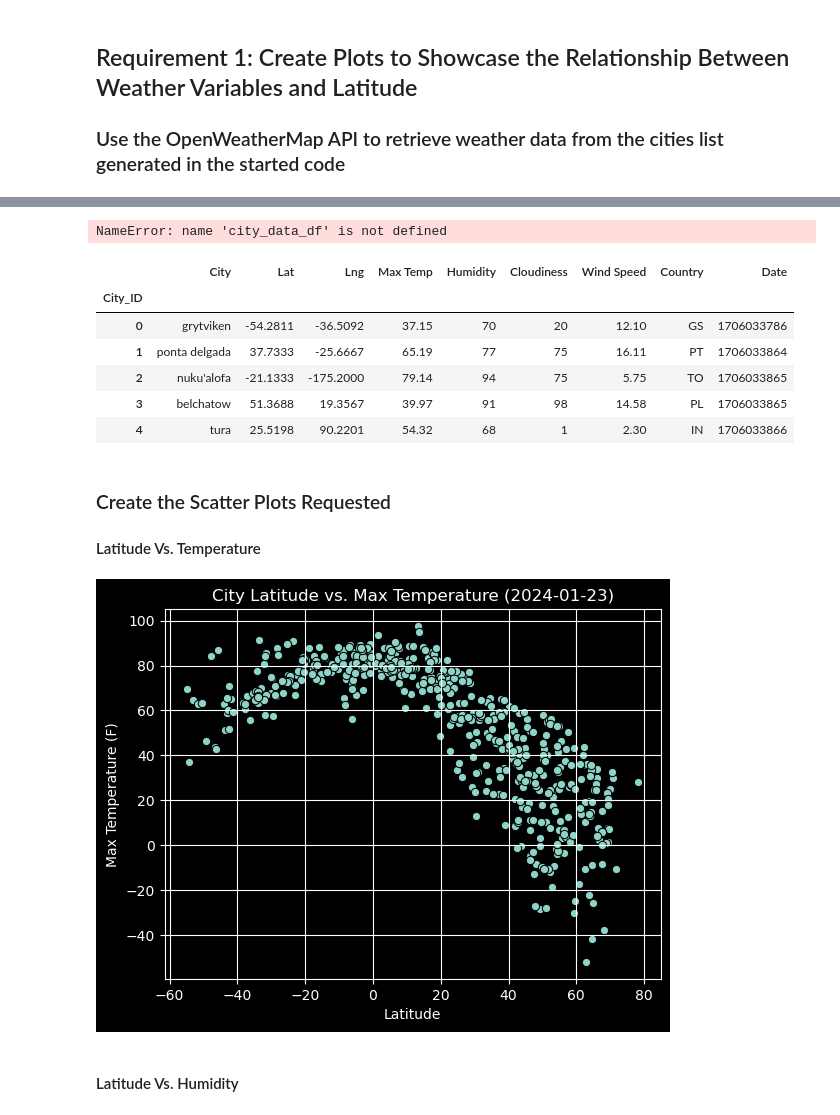
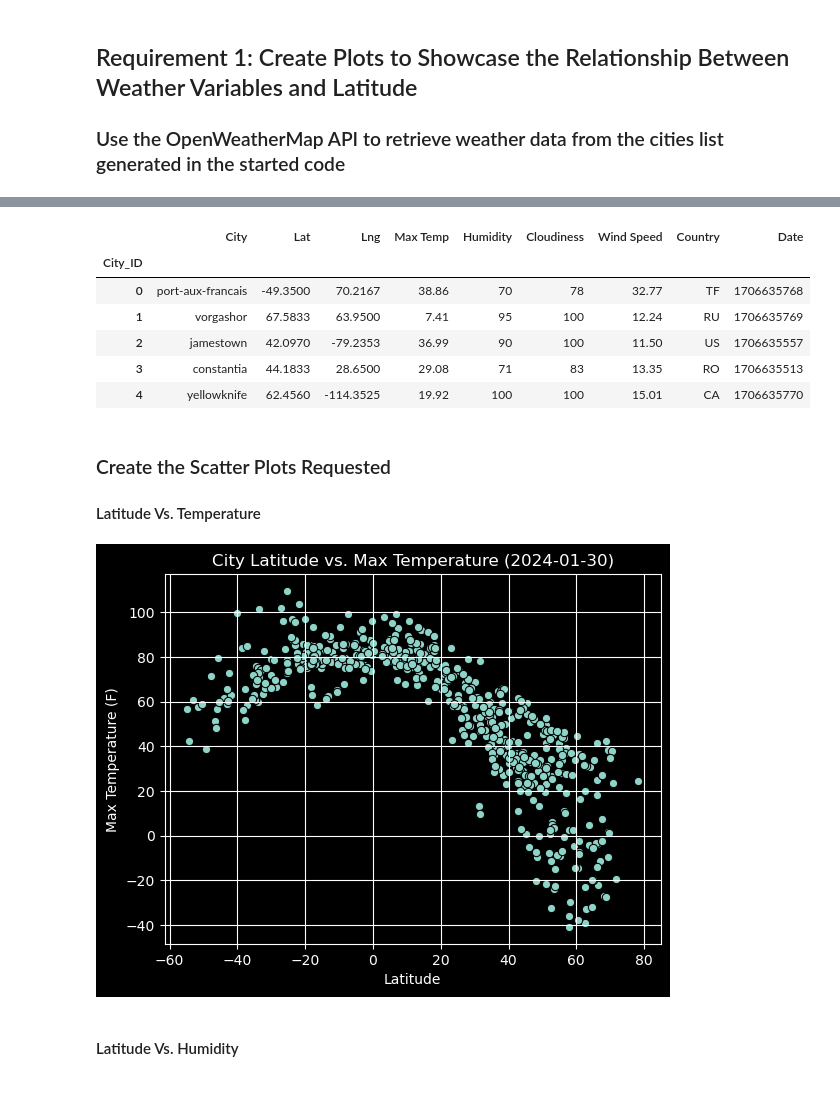
Before and after one commit to KeeganDavis/python-api-challenge, a Jupyter notebook: WeatherPy/WeatherPy.ipynb, the cells around one changed output, grey strips where cells are left out. Cells and saved outputs as stored; diff of their text form; code cells hidden in the pictures.

```diff
--- a/WeatherPy/WeatherPy.ipynb
+++ b/WeatherPy/WeatherPy.ipynb
@@ -163,22 +172,20 @@ city_data_df.head()
 # %%
 # Export the City_Data into a csv
-city_data_df.to_csv("output_data/cities.csv", index_label="City_ID")
+city_data_df.to_csv("../output_data/cities.csv", index_label="City_ID")
-# %% [output]
-NameError: name 'city_data_df' is not defined
 # %%
 # Read saved data
-city_data_df = pd.read_csv("output_data/cities.csv", index_col="City_ID")
+city_data_df = pd.read_csv("../output_data/cities.csv", index_col="City_ID")
 
 # Display sample data
 city_data_df.head()
 # %% [output]
 |  | City | Lat | Lng | Max Temp | Humidity | Cloudiness | Wind Speed | Country | Date |
 | City_ID |  |  |  |  |  |  |  |  |  |
-| 0 | grytviken | -54.2811 | -36.5092 | 37.15 | 70 | 20 | 12.10 | GS | 1706033786 |
-| 1 | ponta delgada | 37.7333 | -25.6667 | 65.19 | 77 | 75 | 16.11 | PT | 1706033864 |
-| 2 | nuku'alofa | -21.1333 | -175.2000 | 79.14 | 94 | 75 | 5.75 | TO | 1706033865 |
-| 3 | belchatow | 51.3688 | 19.3567 | 39.97 | 91 | 98 | 14.58 | PL | 1706033865 |
-| 4 | tura | 25.5198 | 90.2201 | 54.32 | 68 | 1 | 2.30 | IN | 1706033866 |
+| 0 | port-aux-francais | -49.3500 | 70.2167 | 38.86 | 70 | 78 | 32.77 | TF | 1706635768 |
+| 1 | vorgashor | 67.5833 | 63.9500 | 7.41 | 95 | 100 | 12.24 | RU | 1706635769 |
+| 2 | jamestown | 42.0970 | -79.2353 | 36.99 | 90 | 100 | 11.50 | US | 1706635557 |
+| 3 | constantia | 44.1833 | 28.6500 | 29.08 | 71 | 83 | 13.35 | RO | 1706635513 |
+| 4 | yellowknife | 62.4560 | -114.3525 | 19.92 | 100 | 100 | 15.01 | CA | 1706635770 |
 # %% [markdown]
 ### Create the Scatter Plots Requested
 
@@ -186,22 +193,22 @@ city_data_df.head()
 # %%
 # Build scatter plot for latitude vs. temperature
 latitude = city_data_df['Lat']
 temperature = city_data_df['Max Temp']
 
 # Incorporate the other graph properties
 plt.scatter(latitude, temperature, edgecolors='black', linewidths=.75)
-plt.title('City Latitude vs. Max Temperature (2024-01-23)')
+plt.title('City Latitude vs. Max Temperature (2024-01-30)')
 plt.xlabel('Latitude')
 plt.ylabel('Max Temperature (F)')
 plt.grid()
 
 # Save the figure
-plt.savefig("output_data/Fig1.png")
+plt.savefig("../output_data/Fig1.png")
 
 # Show plot
 plt.show()
 # %% [output]
-[figure, old version]
+[figure, new version]
 # %% [markdown]
 #### Latitude Vs. Humidity
 # %%
```
Also changed, not shown: parts of 25 cells of this notebook, 12 other files.
